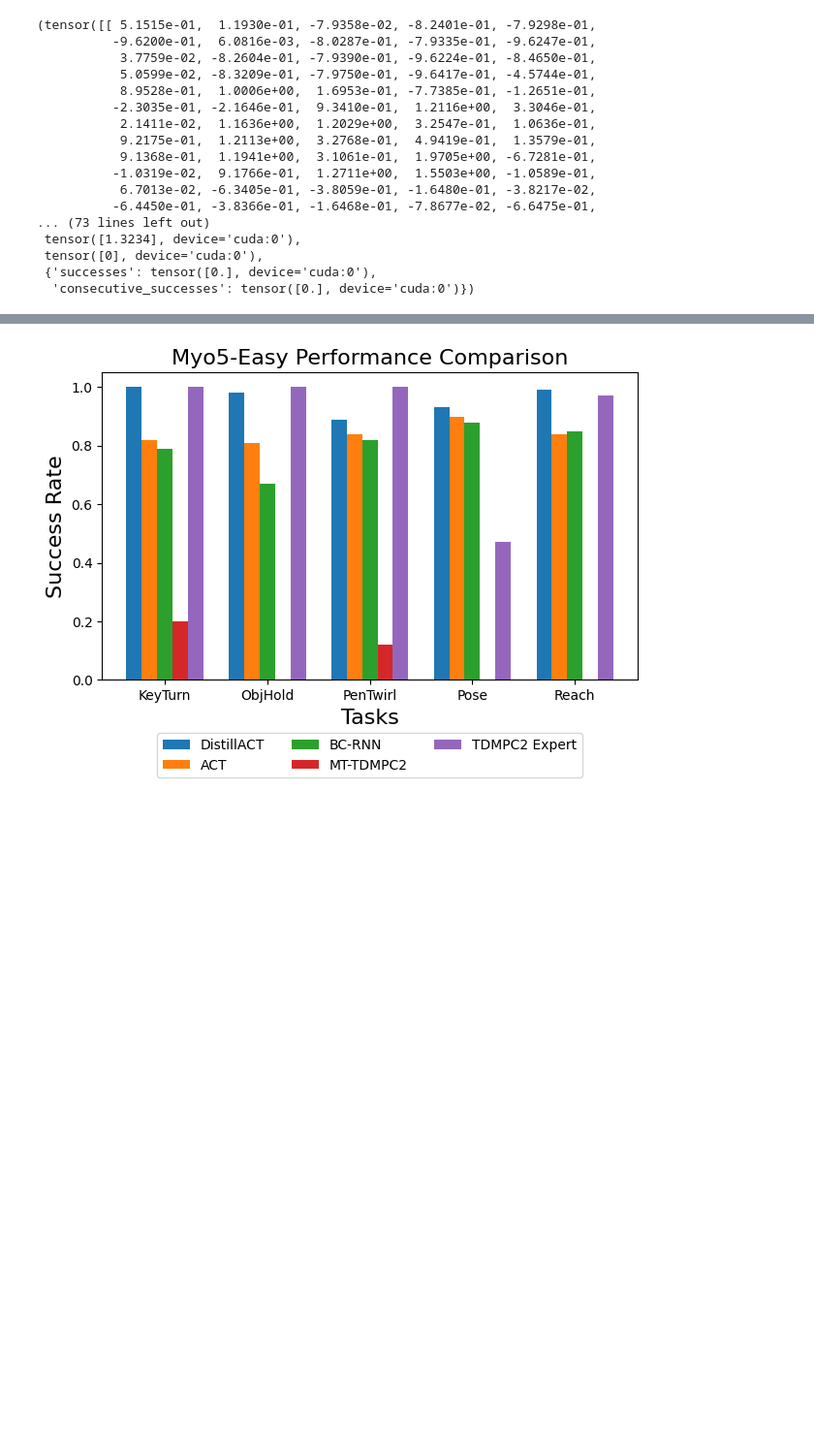
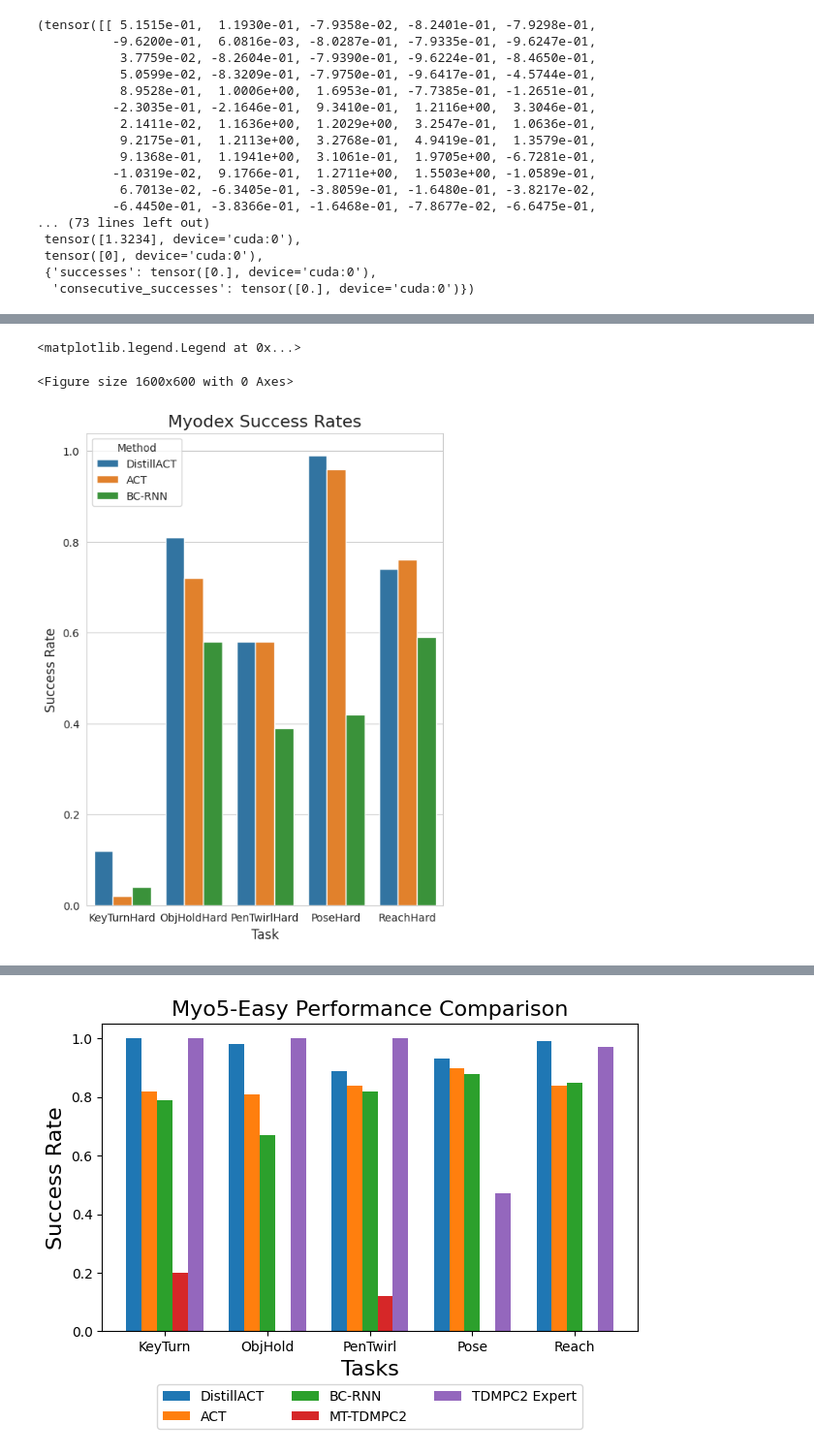
Before and after one commit to pairlab/fancy-bc, a Jupyter notebook: examples/notebooks/run_policy.ipynb, the cells around one changed output, grey strips where cells are left out. Shown at 97% size. Saved outputs shown, nothing was run; the diff lists cells and outputs as text; code cells hidden in the pictures; blank space fills up the shorter version.

```diff
--- a/examples/notebooks/run_policy.ipynb
+++ b/examples/notebooks/run_policy.ipynb
@@ -90,0 +271,61 @@ env.step(torch.zeros(env.action_space.sample()[None].shape, device=env.task.devi
+# %%
+import seaborn as sns
+import matplotlib.pyplot as plt
+import pandas as pd
+import numpy as np
+
+# Set the style and figure size
+sns.set_style("whitegrid")
+plt.figure(figsize=(16, 6))
+
+# Create two subplots
+fig, ax1 = plt.subplots(1, 1, figsize=(6, 8))
+
+# Data for the first plot (Myodex Success Rates)
+data1 = {
+    'Task': ['KeyTurnHard', 'KeyTurnHard', 'KeyTurnHard',
+             'ObjHoldHard', 'ObjHoldHard', 'ObjHoldHard',
+             'PenTwirlHard', 'PenTwirlHard', 'PenTwirlHard',
+             'PoseHard', 'PoseHard', 'PoseHard',
+             'ReachHard', 'ReachHard', 'ReachHard'],
+    'Method': ['DistillACT', 'ACT', 'BC-RNN'] * 5,
+    'Success Rate': [0.12, 0.02, 0.04,
+                     0.81, 0.72, 0.58,
+                     0.58, 0.58, 0.39,
+                     0.99, 0.96, 0.42,
+                     0.74, 0.76, 0.59]
+}
+
+df1 = pd.DataFrame(data1)
+
+# Plot the first subplot
+sns.barplot(x='Task', y='Success Rate', hue='Method', data=df1, ax=ax1)
+ax1.set_title('Myodex Success Rates', fontsize=16)
+ax1.set_xlabel('Task', fontsize=12)
+ax1.set_ylabel('Success Rate', fontsize=12)
+ax1.legend(title='Method', loc='upper left')
+
+# Data for the second plot (Critic Loss per task)
+# tasks = ['KeyTurnHard', 'ObjHoldHard', 'PenTwirlHard', 'PoseHard', 'ReachHard']
+# critic_loss = [-0.25, -0.9, -0.57, -0.1, -1.15]
+
+# # Plot the second subplot
+# sns.barplot(x=tasks, y=critic_loss, ax=ax2)
+# ax2.set_title('Critic Loss per task (-E[Q(s,a)])', fontsize=16)
+# ax2.set_xlabel('Task', fontsize=12)
+# ax2.set_ylabel('Critic Loss', fontsize=12)
+
+# # Adjust the y-axis to match the image
+# ax2.set_ylim(-1.2, 0)
+
+# # Add value labels on top of each bar
+# for i, v in enumerate(critic_loss):
+#     ax2.text(i, v, f'{v:.2f}', ha='center', va='bottom')
+
+# # Adjust layout and display the plot
+# plt.tight_layout()
+# plt.show()
+# %% [output]
+<matplotlib.legend.Legend at 0x...>
+<Figure size 1600x600 with 0 Axes>
+[figure, added]
```
Also changed, not shown: parts of 7 cells of this notebook, 1 other file.
